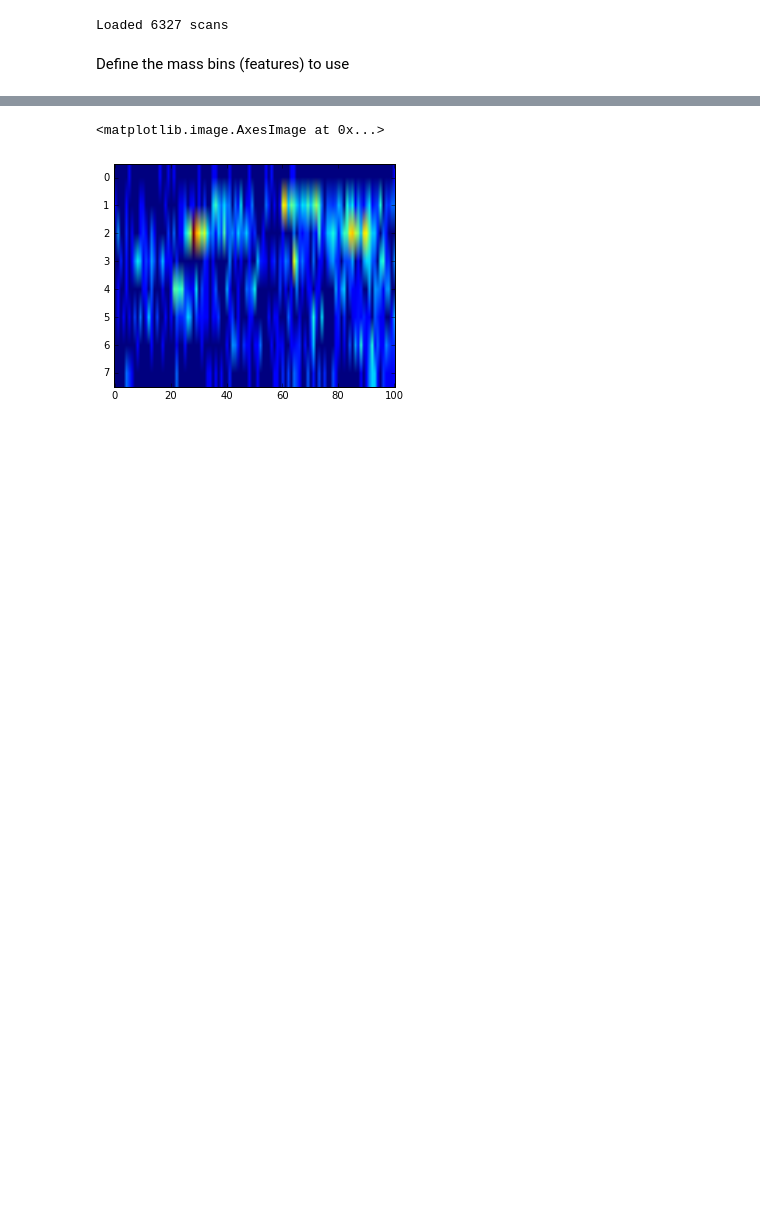
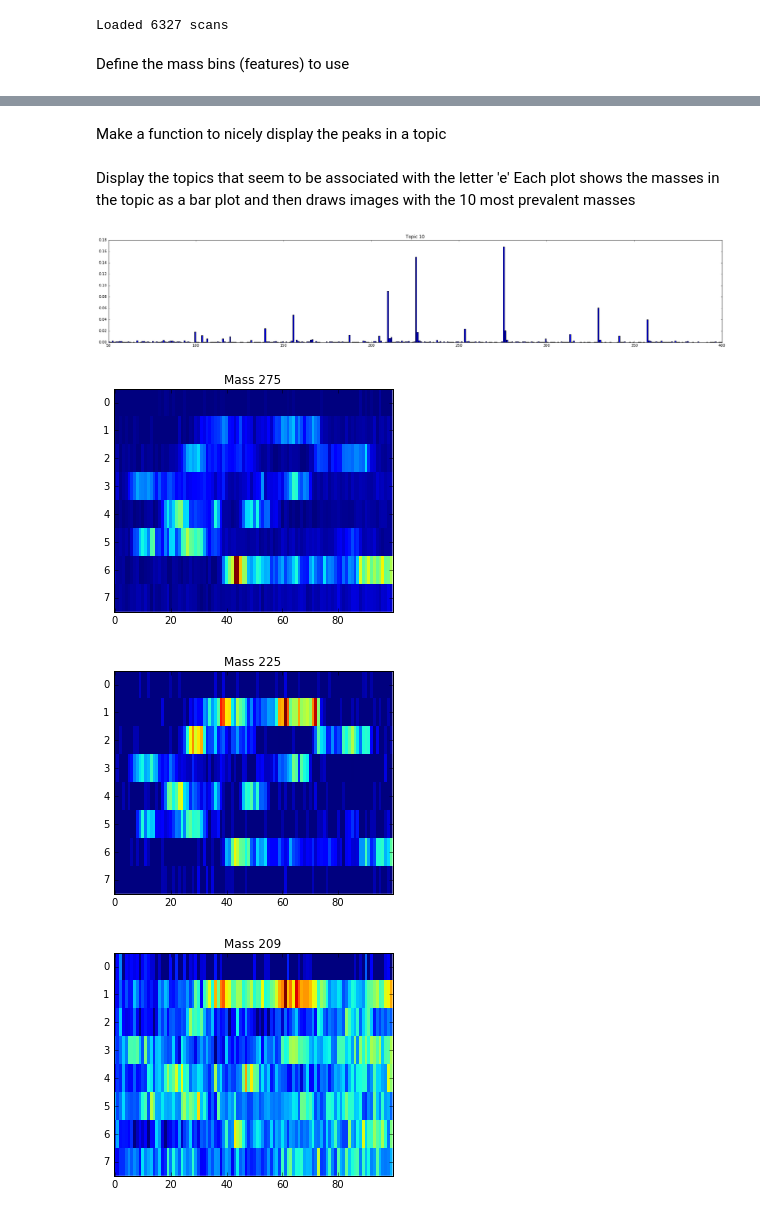
Before and after one commit to sdrogers/inklda, a Jupyter notebook: notebooks/Initial_data_processing.ipynb, the cells around one changed output, grey strips where cells are left out. Saved outputs shown, nothing was run; the diff lists cells and outputs as text; code cells hidden in the pictures; blank space fills up the shorter version.

```diff
--- a/notebooks/Initial_data_processing.ipynb
+++ b/notebooks/Initial_data_processing.ipynb
@@ -227,6 +162,28 @@ for topic in range(K):
 ... (8 outputs left out)
-# %%
-plt.imshow(sub_image[:,:,357],aspect=10)
-# %% [output]
-<matplotlib.image.AxesImage at 0x...>
-[figure, removed]
+# %% [markdown]
+Make a function to nicely display the peaks in a topic
+# %%
+def display_topic(topic_index,n_bins=10):
+    plt.figure(figsize=(30,5))
+    m,p = l.get_mass_plot(topic_index)
+    plt.bar(m,p)
+    plt.title('Topic {}'.format(topic_index))
+
+
+    m_probs = zip(m,p)
+    m_probs = sorted(m_probs,key=lambda x: x[1],reverse=True)
+    for i in range(n_bins):
+        m,p = m_probs[i]
+        plt.figure()
+        plt.imshow(sub_image[:,:,int(m)],aspect=10,interpolation='None')
+        plt.title("Mass {}".format(int(m)))
+# %% [markdown]
+Display the topics that seem to be associated with the letter 'e'
+Each plot shows the masses in the topic as a bar plot and then draws images with the 10 most prevalent masses
+# %%
+display_topic(10,n_bins=10)
+# %% [output]
+[figure, added]
+[figure, added]
+[figure, added]
+[figure, added]
```
Also changed, not shown: parts of 30 cells of this notebook.
